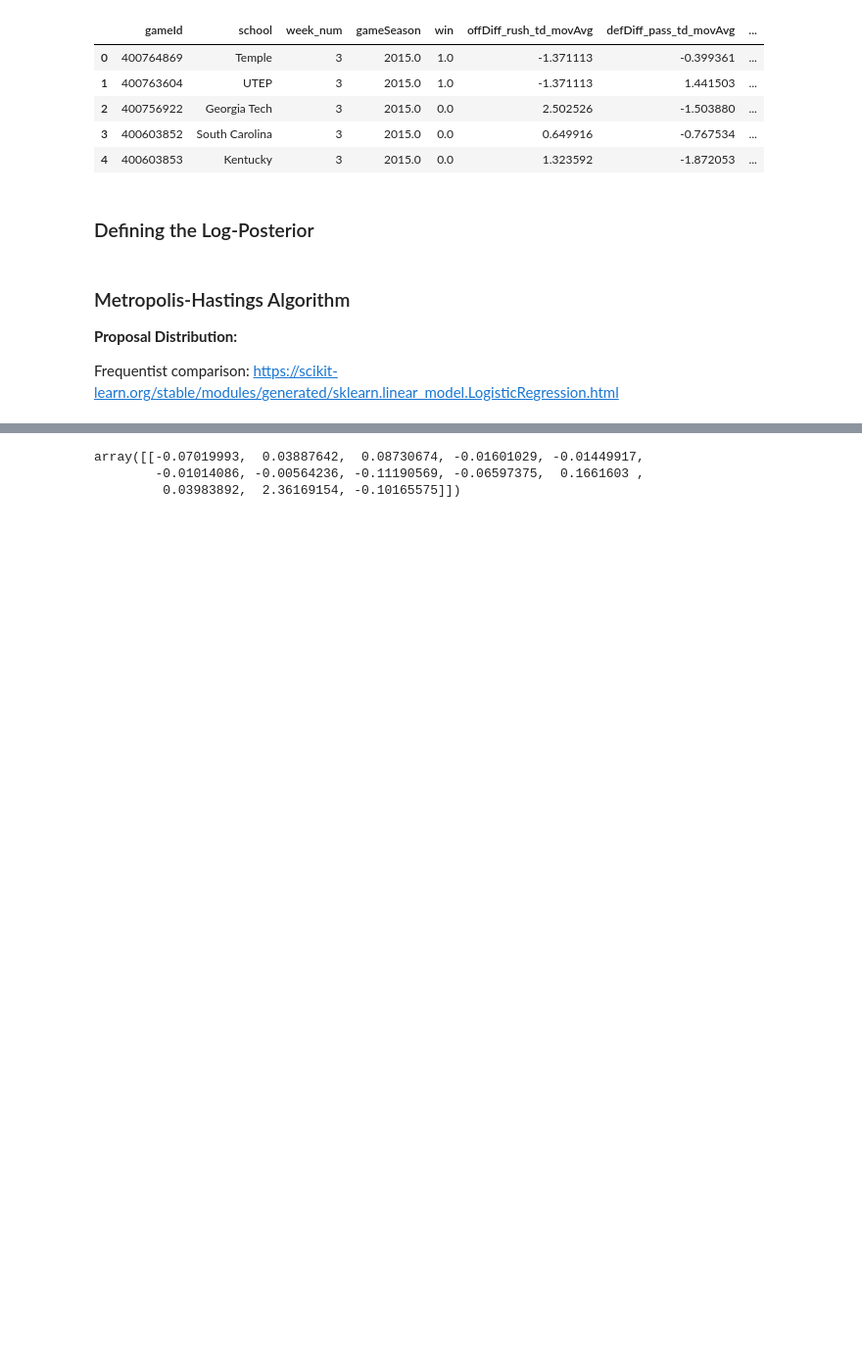
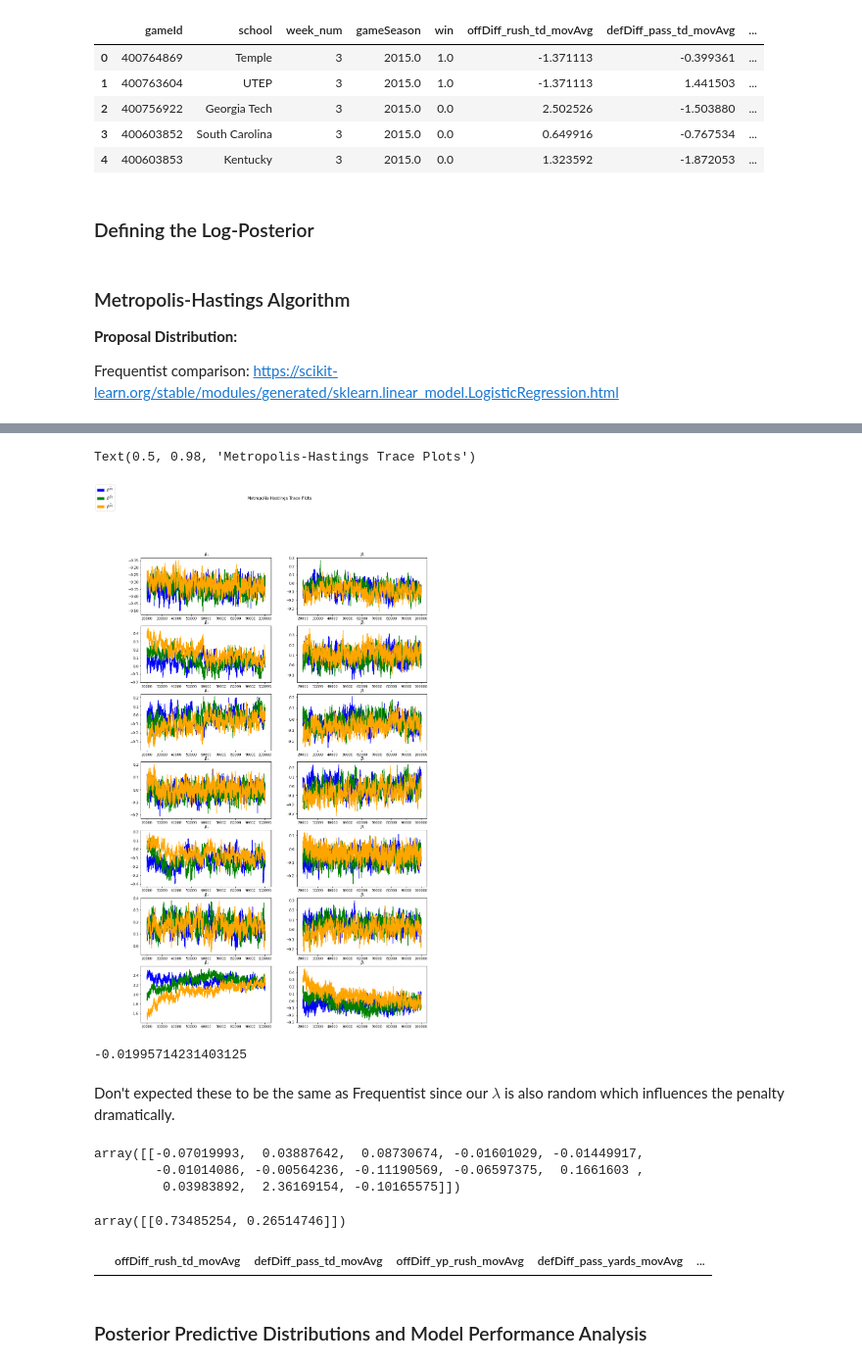
Before and after one commit to btcain4/Bayesian_College_Football, a Jupyter notebook: Bayesian_Modeling/Model_Analysis.ipynb, the cells around one changed output, grey strips where cells are left out. Shown at 98% size. Drawn from its saved outputs; the diff is of its cells as text; code cells hidden in the pictures; blank space fills up the shorter version.

```diff
--- a/Bayesian_Modeling/Model_Analysis.ipynb
+++ b/Bayesian_Modeling/Model_Analysis.ipynb
@@ -197,9 +244,53 @@ plt.hist(d)
+# %%
+##Create subplot
+import matplotlib.patches as mpatches
+fig, ax = plt.subplots(7, 2,figsize=(15,25))
+row,col = 0,0
+
+##Iterate through parameters and plot convergence results
+for i in range(14):
+
+    ax[row,col].plot(beta0['beta_'+str(i)][20000:],color='blue')
+    ax[row,col].plot(beta1['beta_'+str(i)][20000:],color='green')
+    ax[row,col].plot(beta2['beta_'+str(i)][20000:],color='orange')
+    ax[row,col].set_title(r' $\beta_{i}$ ')
+
+    if col == 1:
+        row+=1
+        col = 0
+    else:
+        col+=1
+
+fig.legend(handles=[mpatches.Patch(color='blue', label=r'$ \vec{\beta^{(0)}}$ '),
+                    mpatches.Patch(color='green', label=r'$ \vec{\beta^{(1)}}$ '),
+                    mpatches.Patch(color='orange', label=r'$ \vec{\beta^{(2)}}$ ')],loc='upper left')
+fig.suptitle('Metropolis-Hastings Trace Plots')
+# %% [output]
+Text(0.5, 0.98, 'Metropolis-Hastings Trace Plots')
+[figure, added]
+# %%
+np.mean(beta0['beta_4'][10000:])
+# %% [output]
+-0.01995714231403125
+# %% [markdown]
+Don't expected these to be the same as Frequentist since our $\lambda$ is also random which influences the penalty dramatically.
 # %%
+
+
 from sklearn.linear_model import LogisticRegression
 clf = LogisticRegression(penalty='l2',random_state=0).fit(data[predictors].to_numpy(), y)
+clf.coef_
+# %% [output]
+array([[-0.07019993,  0.03887642,  0.08730674, -0.01601029, -0.01449917,
+        -0.01014086, -0.00564236, -0.11190569, -0.06597375,  0.1661603 ,
+         0.03983892,  2.36169154, -0.10165575]])
 # %%
-clf.coef_
+clf.predict_proba(data.loc[(data['school']=='USC') & (data['gameSeason']==2021) & (data['week_num']==13), predictors].to_numpy())
 # %% [output]
-array([[-0.07019993,  0.03887642,  0.08730674, -0.01601029, -0.01449917,
-        -0.01014086, -0.00564236, -0.11190569, -0.06597375,  0.1661603 ,
-         0.03983892,  2.36169154, -0.10165575]])
+array([[0.73485254, 0.26514746]])
+# %%
+data.loc[(data['school']=='Oklahoma') & (data['gameSeason']==2021) & (data['week_num']==10),predictors]
+# %% [output]
+|  | offDiff_rush_td_movAvg | defDiff_pass_td_movAvg | offDiff_yp_rush_movAvg | defDiff_pass_yards_movAvg | ... |
+# %% [markdown]
+### Posterior Predictive Distributions and Model Performance Analysis
```
Also changed, not shown: parts of 8 cells of this notebook, 1 other file.
